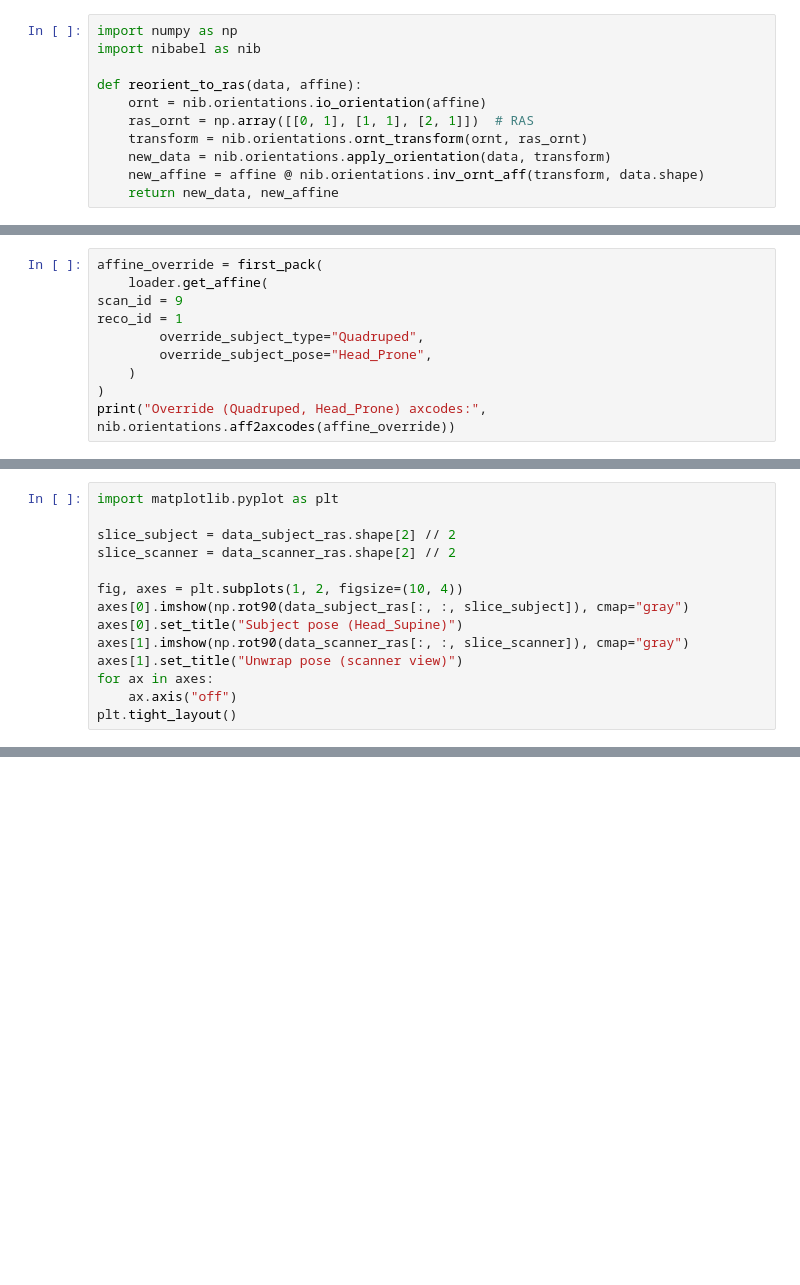
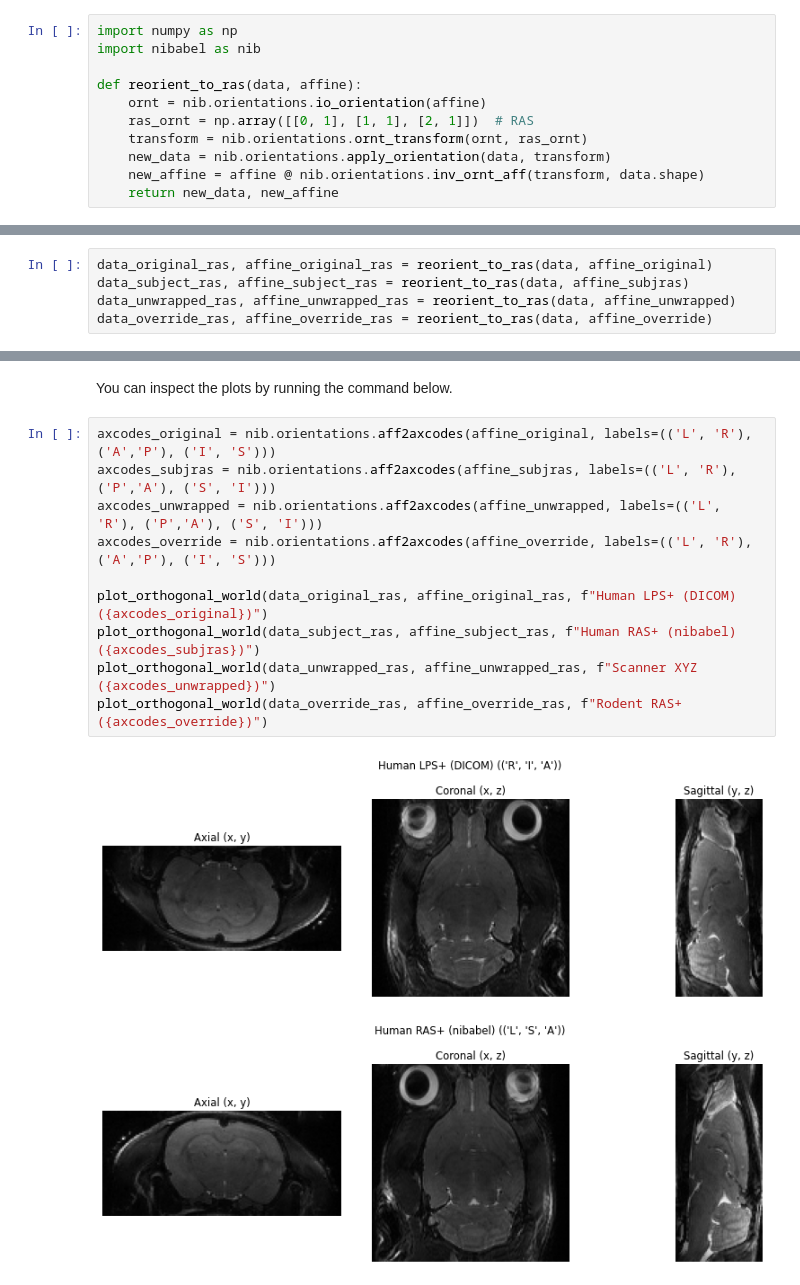
Before and after one commit to BrkRaw/brkraw-tutorial, a Jupyter notebook: notebooks/01_orientation_unwrap_vs_pose.ipynb, the cells around one changed output, grey strips where cells are left out. Drawn from its saved outputs; the diff is of its cells as text; blank space fills up the shorter version.

```diff
--- a/notebooks/01_orientation_unwrap_vs_pose.ipynb
+++ b/notebooks/01_orientation_unwrap_vs_pose.ipynb
@@ -63,10 +72,0 @@ type is `Quadruped`.
-# %%
-affine_override = first_pack(
-    loader.get_affine(
-scan_id = 9
-reco_id = 1
-        override_subject_type="Quadruped",
-        override_subject_pose="Head_Prone",
-    )
-)
-print("Override (Quadruped, Head_Prone) axcodes:", nib.orientations.aff2axcodes(affine_override))
@@ -94,14 +82,0 @@ Note: These are 2D (x, y) axis plots of a single slice. We set `origin="lower"`
-# %%
-import matplotlib.pyplot as plt
-
-slice_subject = data_subject_ras.shape[2] // 2
-slice_scanner = data_scanner_ras.shape[2] // 2
-
-fig, axes = plt.subplots(1, 2, figsize=(10, 4))
-axes[0].imshow(np.rot90(data_subject_ras[:, :, slice_subject]), cmap="gray")
-axes[0].set_title("Subject pose (Head_Supine)")
-axes[1].imshow(np.rot90(data_scanner_ras[:, :, slice_scanner]), cmap="gray")
-axes[1].set_title("Unwrap pose (scanner view)")
-for ax in axes:
-    ax.axis("off")
-plt.tight_layout()
@@ -143,0 +83,5 @@ affine_scanner
+# %%
+data_original_ras, affine_original_ras = reorient_to_ras(data, affine_original)
+data_subject_ras, affine_subject_ras = reorient_to_ras(data, affine_subjras)
+data_unwrapped_ras, affine_unwrapped_ras = reorient_to_ras(data, affine_unwrapped)
+data_override_ras, affine_override_ras = reorient_to_ras(data, affine_override)
@@ -143,0 +149,15 @@ affine_scanner
+# %% [markdown]
+You can inspect the plots by running the command below.
+# %%
+axcodes_original = nib.orientations.aff2axcodes(affine_original, labels=(('L', 'R'), ('A','P'), ('I', 'S')))
+axcodes_subjras = nib.orientations.aff2axcodes(affine_subjras, labels=(('L', 'R'), ('P','A'), ('S', 'I')))
+axcodes_unwrapped = nib.orientations.aff2axcodes(affine_unwrapped, labels=(('L', 'R'), ('P','A'), ('S', 'I')))
+axcodes_override = nib.orientations.aff2axcodes(affine_override, labels=(('L', 'R'), ('A','P'), ('I', 'S')))
+
+plot_orthogonal_world(data_original_ras, affine_original_ras, f"Human LPS+ (DICOM) ({axcodes_original})")
+plot_orthogonal_world(data_subject_ras, affine_subject_ras, f"Human RAS+ (nibabel) ({axcodes_subjras})")
+plot_orthogonal_world(data_unwrapped_ras, affine_unwrapped_ras, f"Scanner XYZ ({axcodes_unwrapped})")
+plot_orthogonal_world(data_override_ras, affine_override_ras, f"Rodent RAS+ ({axcodes_override})")
+# %% [output]
+[figure, added]
+[figure, added]
```
Also changed, not shown: parts of 21 cells of this notebook, 2 other files.
